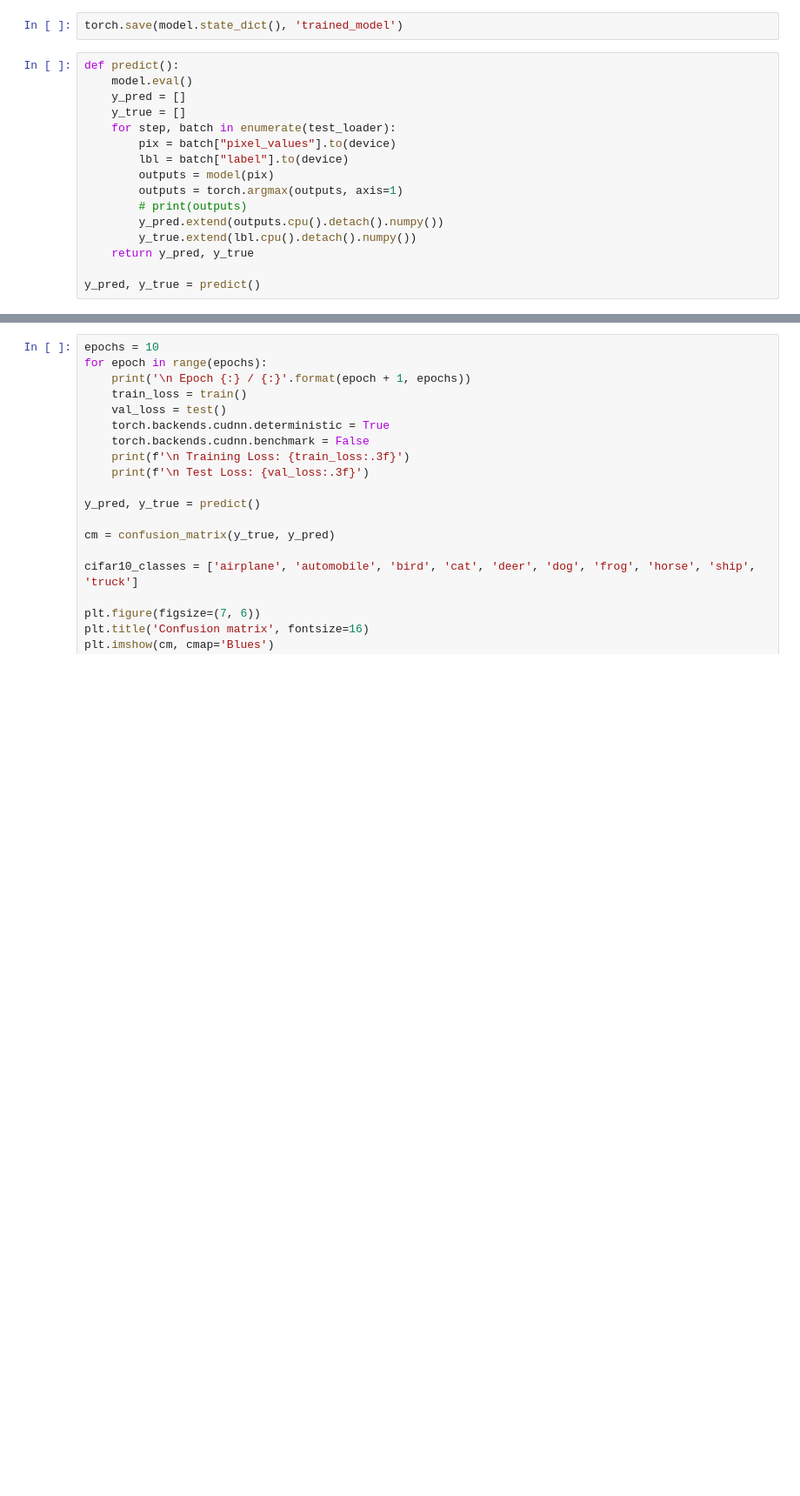
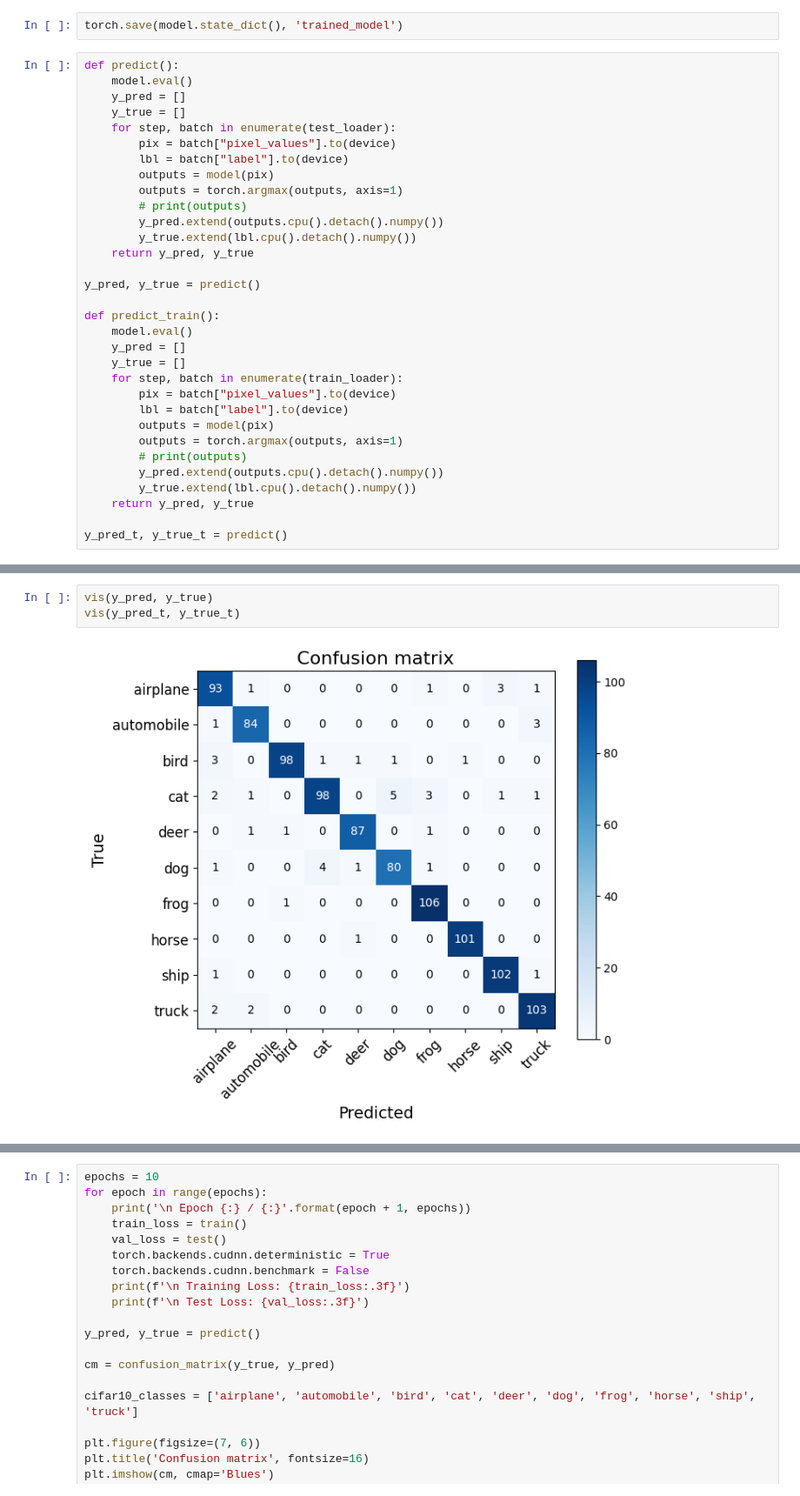
Before and after one commit to MouseCreator/Artificial-Intelligence-Principles-and-Methods, a Jupyter notebook: Lab3-Transformers.ipynb, the cells around one changed output, grey strips where cells are left out. Shown: that part at 87% size. Saved outputs shown, nothing was run; the diff lists cells and outputs as text; blank space fills up the shorter version.

```diff
--- a/Lab3-Transformers.ipynb
+++ b/Lab3-Transformers.ipynb
@@ -208,6 +215,22 @@ def predict():
     return y_pred, y_true
 
 y_pred, y_true = predict()
+
+def predict_train():
+    model.eval()
+    y_pred = []
+    y_true = []
+    for step, batch in enumerate(train_loader):
+        pix = batch["pixel_values"].to(device)
+        lbl = batch["label"].to(device)
+        outputs = model(pix)
+        outputs = torch.argmax(outputs, axis=1)
+        # print(outputs)
+        y_pred.extend(outputs.cpu().detach().numpy())
+        y_true.extend(lbl.cpu().detach().numpy())
+    return y_pred, y_true
+
+y_pred_t, y_true_t = predict()
 # %%
 from sklearn.metrics import accuracy_score, confusion_matrix, log_loss, precision_score, recall_score, f1_score
 import matplotlib.pyplot as plt
@@ -262,0 +278,5 @@ F1 macro: 0.9453843865395675
+# %%
+vis(y_pred, y_true)
+vis(y_pred_t, y_true_t)
+# %% [output]
+[figure, added]
```
Also changed, not shown: parts of 5 cells of this notebook, 3 other files.
